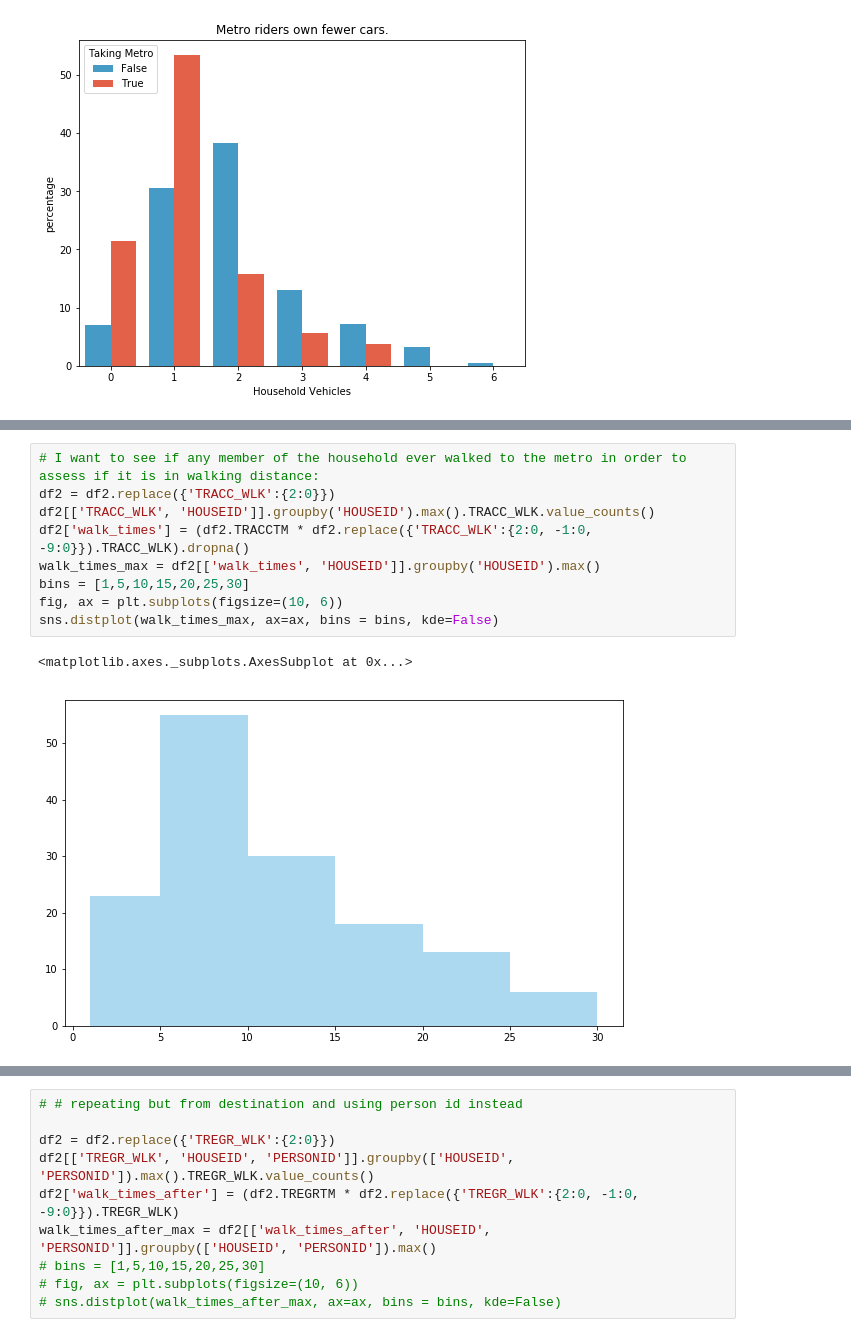
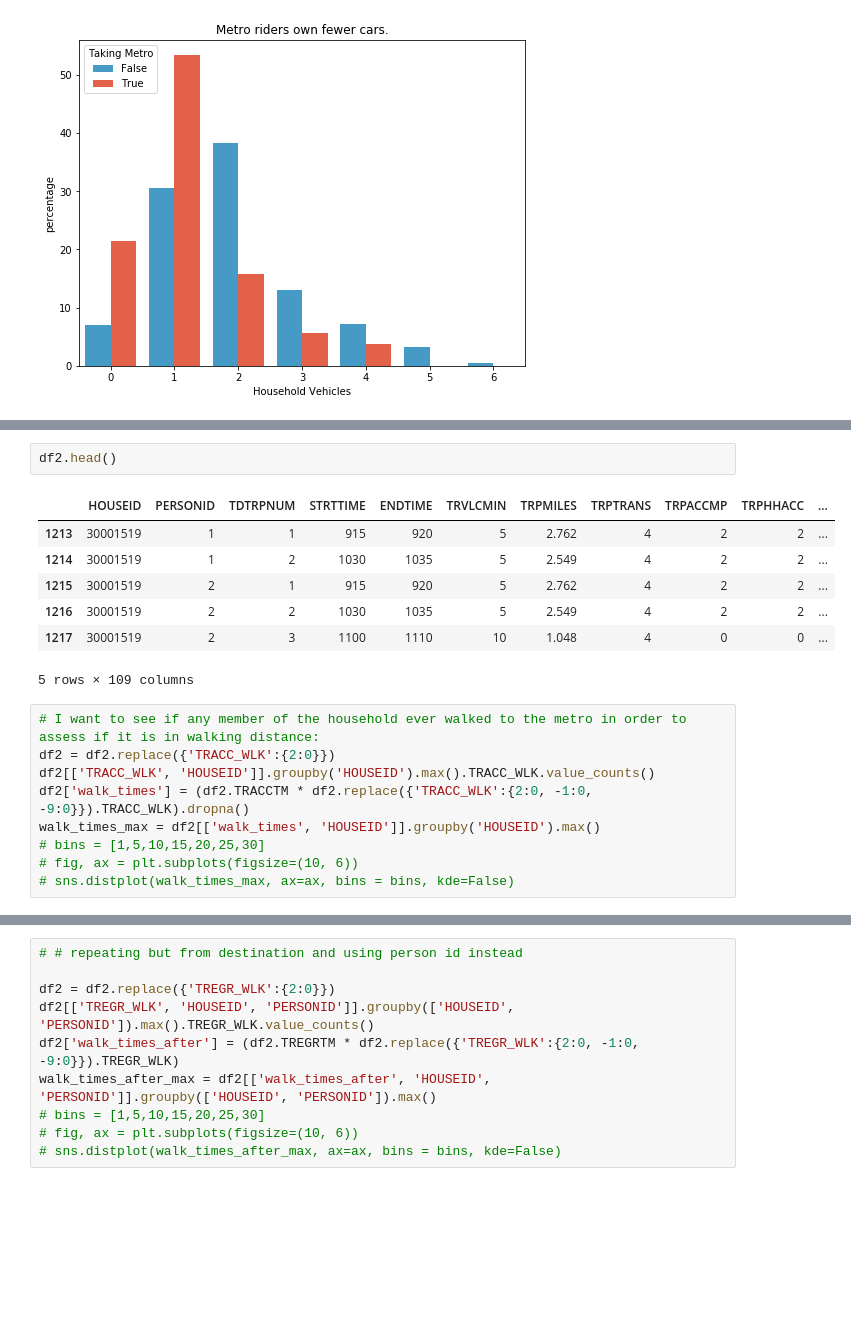
Before and after one commit to johnfwhitesell/Boring, a Jupyter notebook: census_data_eda_prep.ipynb, the cells around one changed output, grey strips where cells are left out. Cells and saved outputs as stored; diff of their text form; blank space fills up the shorter version.

```diff
--- a/census_data_eda_prep.ipynb
+++ b/census_data_eda_prep.ipynb
@@ -109,14 +142,21 @@ fig.savefig('Car_owners')
+# %%
+df2.head()
+# %% [output]
+|  | HOUSEID | PERSONID | TDTRPNUM | STRTTIME | ENDTIME | TRVLCMIN | TRPMILES | TRPTRANS | TRPACCMP | TRPHHACC | ... |
+| 1213 | 30001519 | 1 | 1 | 915 | 920 | 5 | 2.762 | 4 | 2 | 2 | ... |
+| 1214 | 30001519 | 1 | 2 | 1030 | 1035 | 5 | 2.549 | 4 | 2 | 2 | ... |
+| 1215 | 30001519 | 2 | 1 | 915 | 920 | 5 | 2.762 | 4 | 2 | 2 | ... |
+| 1216 | 30001519 | 2 | 2 | 1030 | 1035 | 5 | 2.549 | 4 | 2 | 2 | ... |
+| 1217 | 30001519 | 2 | 3 | 1100 | 1110 | 10 | 1.048 | 4 | 0 | 0 | ... |
+5 rows × 109 columns
 # %%
 # I want to see if any member of the household ever walked to the metro in order to assess if it is in walking distance:
 df2 = df2.replace({'TRACC_WLK':{2:0}})
 df2[['TRACC_WLK', 'HOUSEID']].groupby('HOUSEID').max().TRACC_WLK.value_counts()
 df2['walk_times'] = (df2.TRACCTM * df2.replace({'TRACC_WLK':{2:0, -1:0, -9:0}}).TRACC_WLK).dropna()
 walk_times_max = df2[['walk_times', 'HOUSEID']].groupby('HOUSEID').max()
-bins = [1,5,10,15,20,25,30]
-fig, ax = plt.subplots(figsize=(10, 6))
-sns.distplot(walk_times_max, ax=ax, bins = bins, kde=False)
+# bins = [1,5,10,15,20,25,30]
+# fig, ax = plt.subplots(figsize=(10, 6))
+# sns.distplot(walk_times_max, ax=ax, bins = bins, kde=False)
-# %% [output]
-<matplotlib.axes._subplots.AxesSubplot at 0x...>
-[figure, removed]
 # %%
 df2.replace({'TREGR_WLK':{2:0, -1:0, -9:0}}).TREGR_WLK.value_counts()
```
Also changed, not shown: parts of 12 cells of this notebook, 6 other files.
